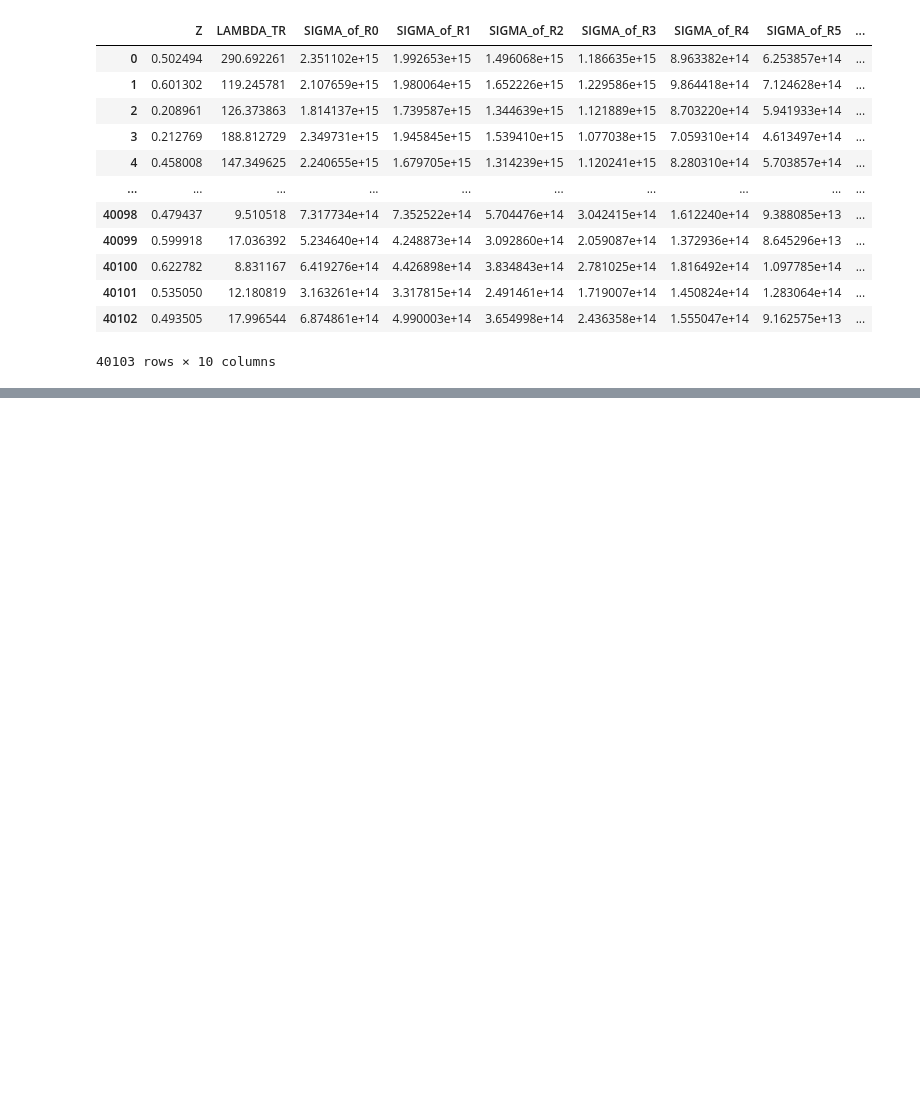
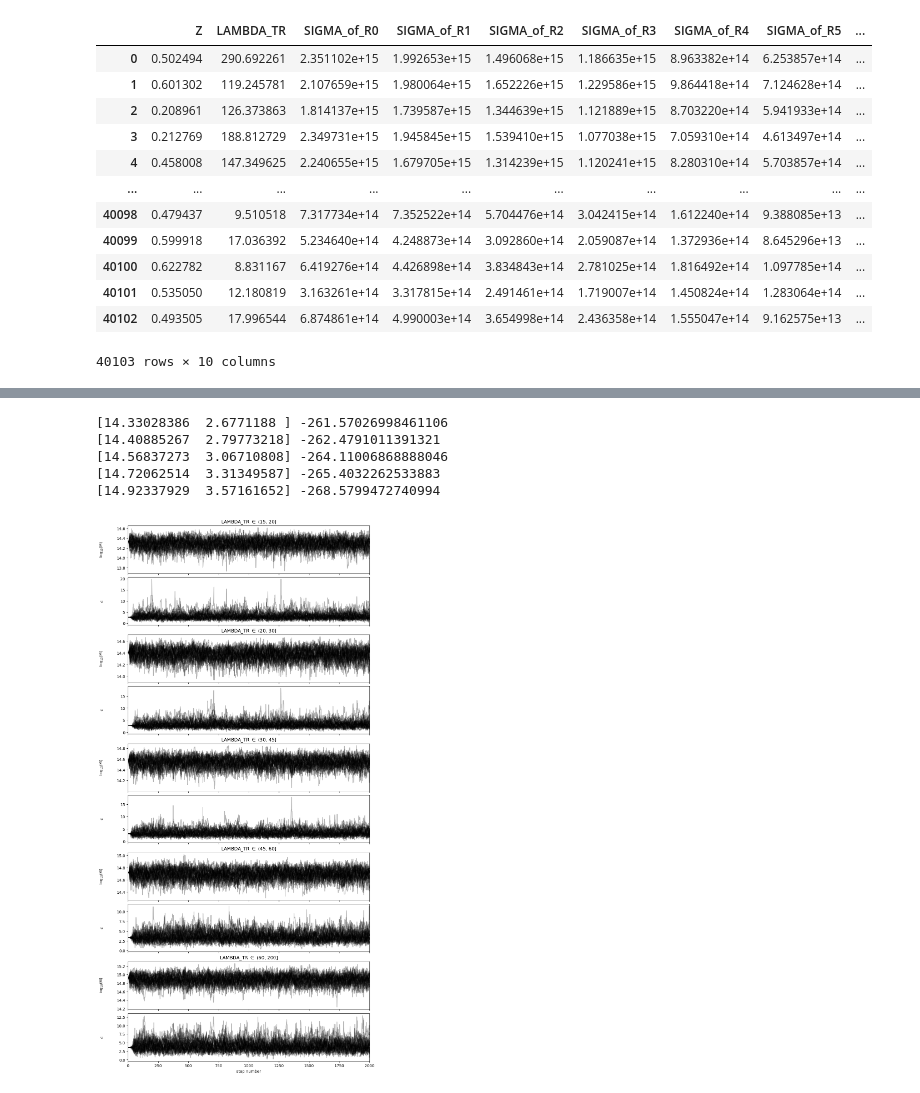
Before and after one commit to trett-0310/esame_tecniche, a Jupyter notebook: Fit NFW Density Profile.ipynb, the cells around one changed output, grey strips where cells are left out. Saved outputs shown, nothing was run; the diff lists cells and outputs as text; code cells hidden in the pictures; blank space fills up the shorter version.

```diff
--- a/Fit NFW Density Profile.ipynb
+++ b/Fit NFW Density Profile.ipynb
@@ -330,11 +346,3 @@ def log_posterior(param, Denprof, Rad, rdsft, TCOV):
     if not np.isfinite(lp):
         return -np.inf
     return lp + log_likelihood(param, Denprof, Rad, rdsft, TCOV)
-# %%
-lM = 14.53
-c = 10.09
-
-param = [lM, c]
-lint, _, _ = CovMat.shape
-for k in range(lint):
-    print(log_likelihood(param, Sigma_R[k], R, z[k], CovMat[k]))
@@ -341,9 +351,17 @@ for k in range(lint):
 # %%
+param = [14.5, 3.0]
+
 nll = lambda *args: -log_posterior(*args)
-initial = np.array([13 + 3 * np.random.rand(), 0.2 + 19.8 * np.random.rand()])
+initial = np.array(param)
 soln0 = minimize(nll, initial, args = (Sigma_R[0], R, z[0], CovMat[0]))
 soln = [soln0, soln0, soln0, soln0, soln0]
-print(initial, soln0.x, log_likelihood(soln0.x, Sigma_R[0], R, z[0], CovMat[0]))
-for k in range(lint - 1):
+print(soln0.x, log_likelihood(soln0.x, Sigma_R[0], R, z[0], CovMat[0]))
+for k in range(4):
     soln[k + 1] = minimize(nll, initial, args = (Sigma_R[k + 1], R, z[k + 1], CovMat[k + 1]))
-    print(initial, soln[k + 1].x, log_likelihood(soln[k + 1].x, Sigma_R[k + 1], R, z[k + 1], CovMat[k + 1]))
+    print(soln[k + 1].x, log_likelihood(soln[k + 1].x, Sigma_R[k + 1], R, z[k + 1], CovMat[k + 1]))
+# %% [output]
+[14.33028386  2.6771188 ] -261.57026998461106
+[14.40885267  2.79773218] -262.4791011391321
+[14.56837273  3.06710808] -264.11006868888046
+[14.72062514  3.31349587] -265.4032262533883
+[14.92337929  3.57161652] -268.5799472740994
@@ -373,0 +368,38 @@ axes[-1].set_xlabel("step number");
+# %%
+nparams = len(param)
+
+pos = soln[0].x * (1 + 1e-4 * np.random.randn(32, nparams))
+nwalkers, ndim = pos.shape
+sampler0 = emcee.EnsembleSampler(nwalkers, ndim, log_posterior, args = (Sigma_R[0], R, z[0], CovMat[0]))
+sampler0.run_mcmc(pos, 2000, progress=True)
+sampler = [sampler0, sampler0, sampler0, sampler0, sampler0]
+
+for i in range(4):
+    pos = soln[i + 1].x * (1+1e-4 * np.random.randn(32, nparams))
+    nwalkers, ndim = pos.shape
+    sampler[i + 1] = emcee.EnsembleSampler(nwalkers, ndim, log_posterior, args = (Sigma_R[i + 1], R, z[i + 1], CovMat[i + 1]))
+    sampler[i + 1].run_mcmc(pos, 2000, progress=True);
+# %%
+fig, axes = plt.subplots(10, figsize=(10, 20), layout = 'constrained',sharex=True)
+
+samples0 = sampler[0].get_chain()
+samples = [samples0, samples0, samples0, samples0, samples0]
+
+for k in range(4):
+    samples[k + 1] = sampler[k + 1].get_chain()
+
+ylab = [r'log$_{10}$(M)', 'c']
+
+for w in range(5):
+    for i in range(ndim):
+        ax = axes[2 * w + i]
+        ax.plot(samples[w][:, :, i], "k", alpha=0.3)
+        ax.set_xlim(0, len(samples[w]))
+        ax.yaxis.set_label_coords(-0.1, 0.5)
+        ax.set_ylabel('%s' %(ylab[i]))
+        if i == 0:
+            ax.set_title(r'LAMBDA_TR $ \in $ (%i, %i]' %(lamb[w], lamb[w + 1]))
+
+axes[-1].set_xlabel("step number");
+# %% [output]
+[figure, added]
```
Also changed, not shown: parts of 69 cells of this notebook.
